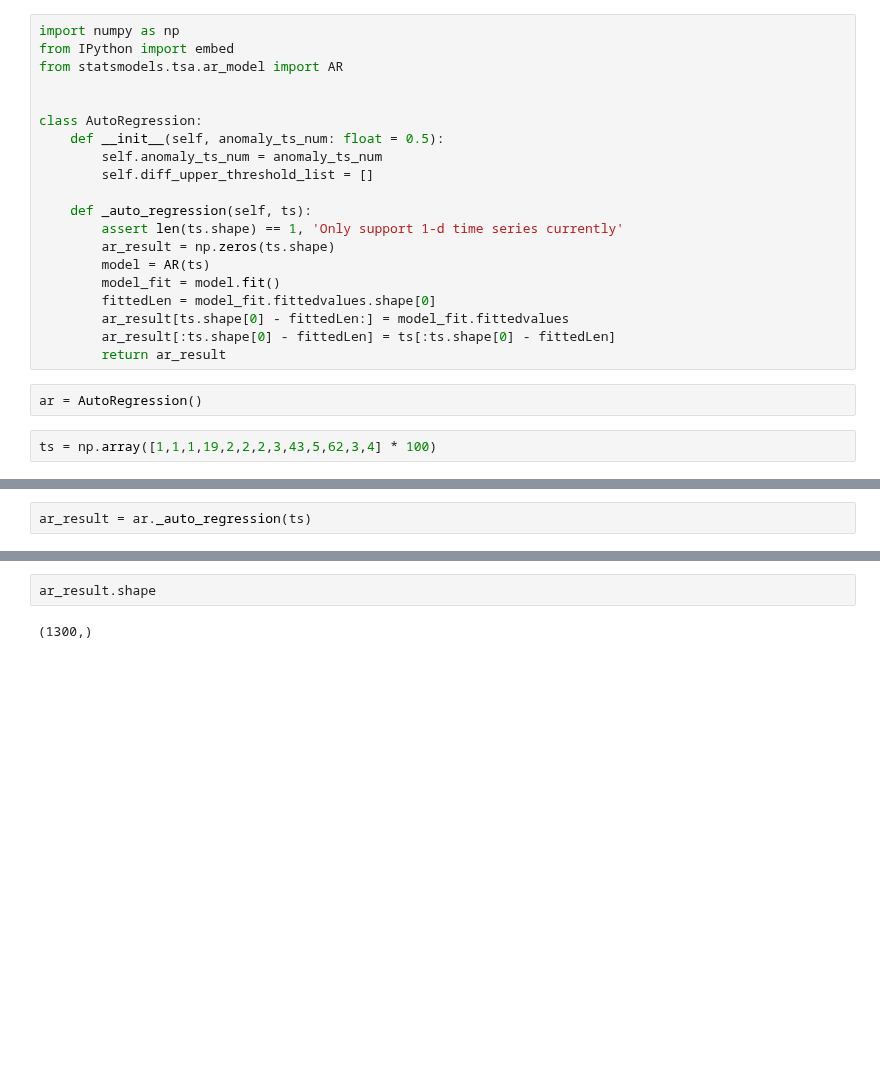
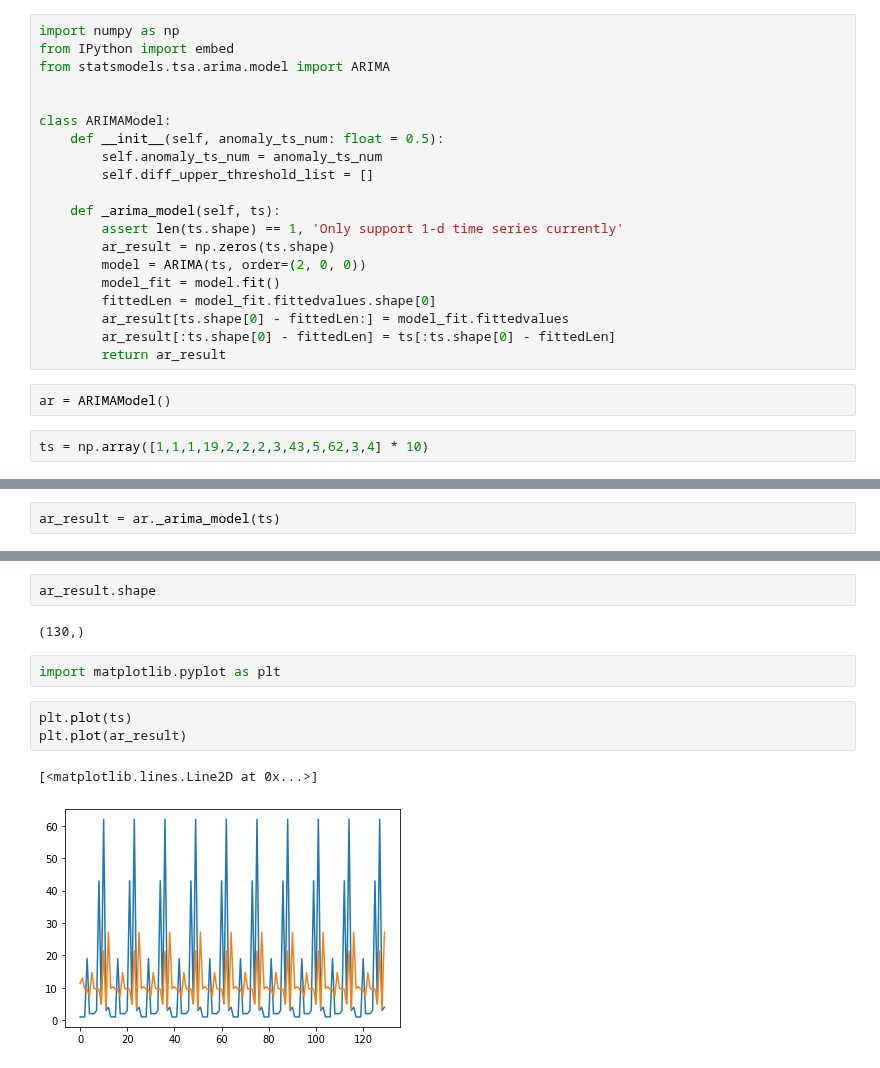
Before and after one commit to JinYang88/TS-anomaly, a Jupyter notebook: networks/debug.ipynb, the cells around one changed output, grey strips where cells are left out. Drawn from its saved outputs; the diff is of its cells as text; blank space fills up the shorter version.

Commit message:
add ARIMA bench

```diff
--- a/networks/debug.ipynb
+++ b/networks/debug.ipynb
@@ -1,27 +1,27 @@
 # %%
 import numpy as np
 from IPython import embed
-from statsmodels.tsa.ar_model import AR
+from statsmodels.tsa.arima.model import ARIMA
 
 
-class AutoRegression:
+class ARIMAModel:
     def __init__(self, anomaly_ts_num: float = 0.5):
         self.anomaly_ts_num = anomaly_ts_num
         self.diff_upper_threshold_list = []
 
-    def _auto_regression(self, ts):
+    def _arima_model(self, ts):
         assert len(ts.shape) == 1, 'Only support 1-d time series currently'
         ar_result = np.zeros(ts.shape)
-        model = AR(ts)
+        model = ARIMA(ts, order=(2, 0, 0))
         model_fit = model.fit()
         fittedLen = model_fit.fittedvalues.shape[0]
         ar_result[ts.shape[0] - fittedLen:] = model_fit.fittedvalues
         ar_result[:ts.shape[0] - fittedLen] = ts[:ts.shape[0] - fittedLen]
         return ar_result
 # %%
-ar = AutoRegression()
+ar = ARIMAModel()
 # %%
-ts = np.array([1,1,1,19,2,2,2,3,43,5,62,3,4] * 100)
+ts = np.array([1,1,1,19,2,2,2,3,43,5,62,3,4] * 10)
 # %%
 ts.shape
 # %% [output]
@@ -29,2 +29,2 @@ ts.shape
 # %%
-ar_result = ar._auto_regression(ts)
+ar_result = ar._arima_model(ts)
@@ -55,4 +51,12 @@ array([ 1.,  1.,  1., ..., 62.,  3.,  4.])
 # %%
 ar_result.shape
 # %% [output]
-(1300,)
+(130,)
+# %%
+import matplotlib.pyplot as plt
+# %%
+plt.plot(ts)
+plt.plot(ar_result)
+# %% [output]
+[<matplotlib.lines.Line2D at 0x...>]
+[figure, added]
```
Also changed, not shown: parts of 3 cells of this notebook, 3 other files.
